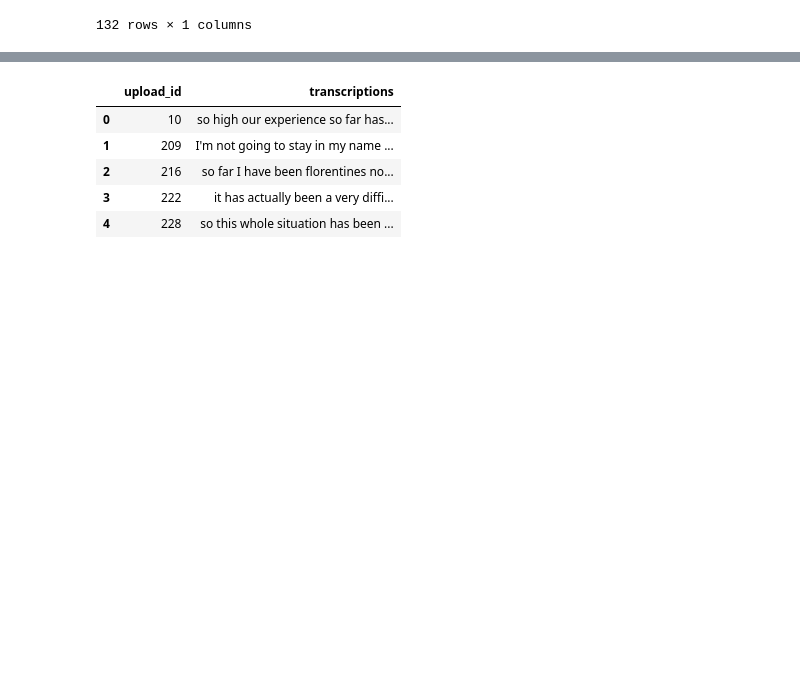
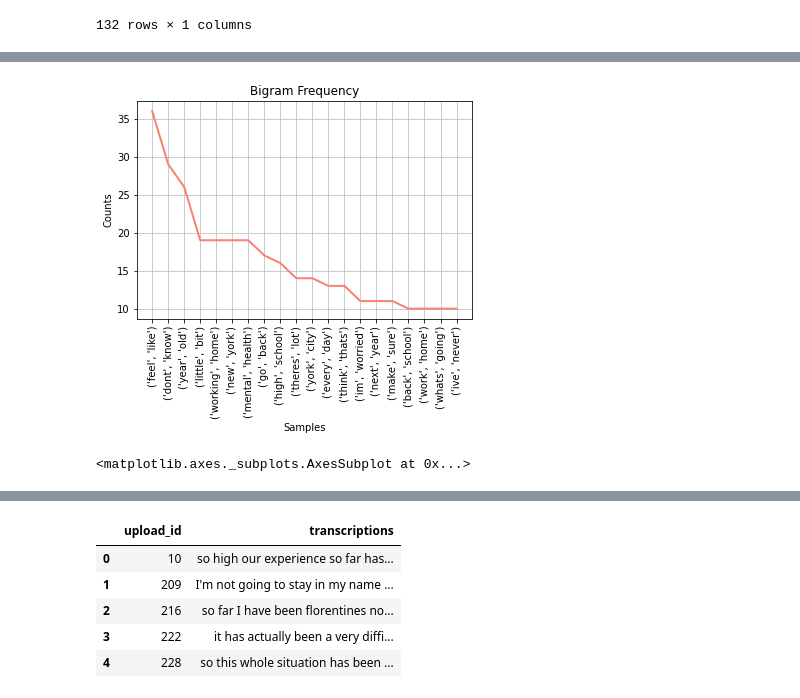
Before and after one commit to venkateshtaduvayi/ML-for-Good-Hackathon, a Jupyter notebook: Venki/CrisisLogger-EDA-SentimentAnalysis-TopicModelling.ipynb, the cells around one changed output, grey strips where cells are left out. Cells and saved outputs as stored; diff of their text form; code cells hidden in the pictures; blank space fills up the shorter version.

```diff
--- a/Venki/CrisisLogger-EDA-SentimentAnalysis-TopicModelling.ipynb
+++ b/Venki/CrisisLogger-EDA-SentimentAnalysis-TopicModelling.ipynb
@@ -73,0 +140,8 @@ t[t>1]
+# %%
+#Bigrams
+bigrm = list(nltk.bigrams(all_words))
+words_2 = nltk.FreqDist(bigrm)
+words_2.plot(20, color='salmon', title='Bigram Frequency')
+# %% [output]
+[figure, added]
+<matplotlib.axes._subplots.AxesSubplot at 0x...>
```
Also changed, not shown: parts of 6 cells of this notebook.
